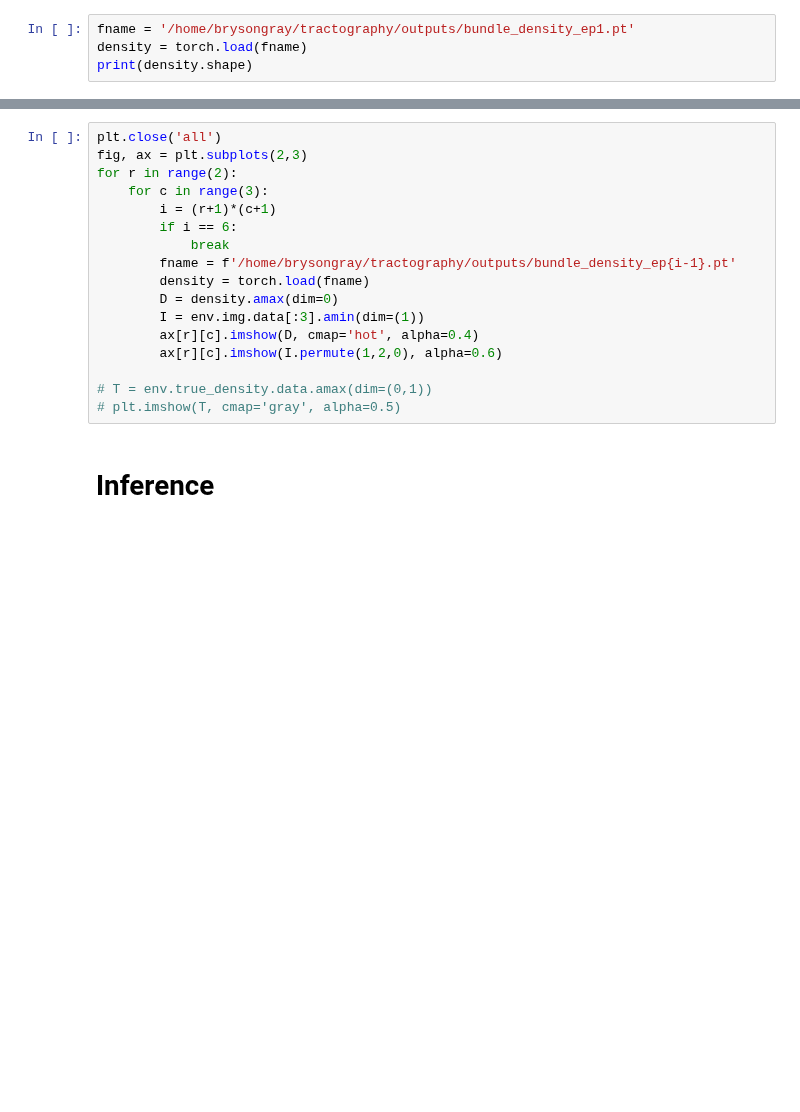
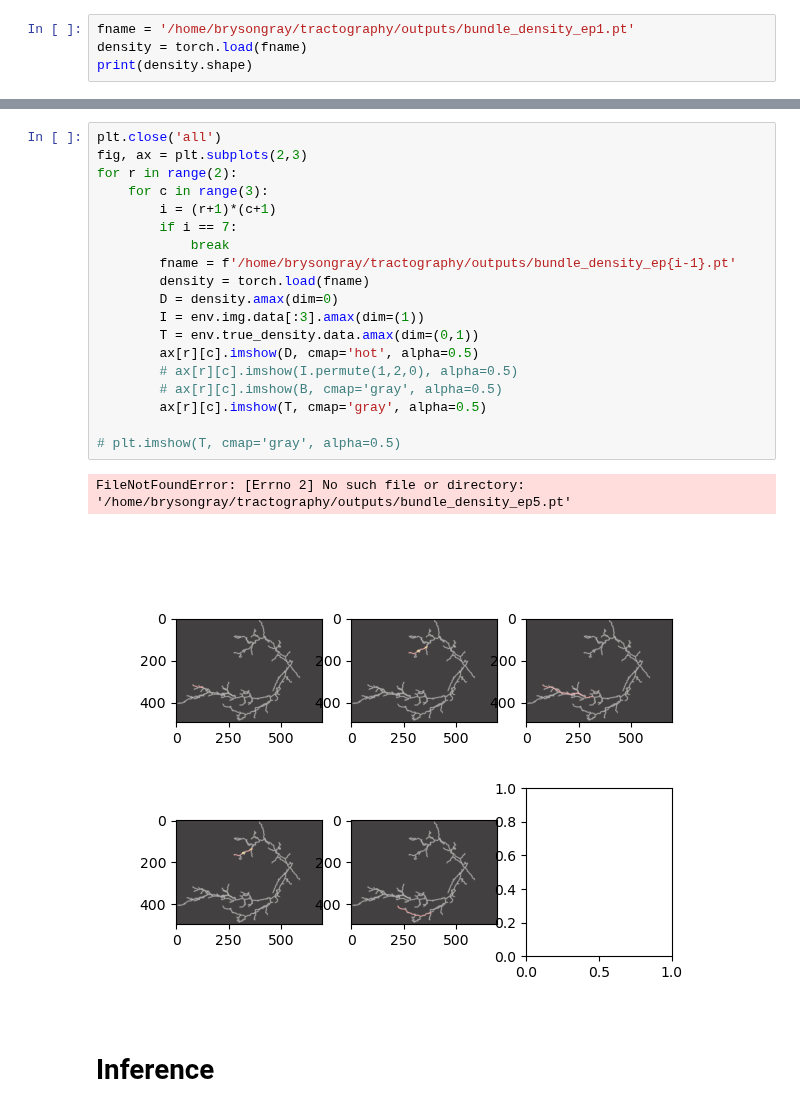
Before and after one commit to twardlab/neurotrack, a Jupyter notebook: neuron_trx/notebooks/neuron_trx_tests.ipynb, the cells around one changed output, grey strips where cells are left out. Saved outputs shown, nothing was run; the diff lists cells and outputs as text; blank space fills up the shorter version.

```diff
--- a/neuron_trx/notebooks/neuron_trx_tests.ipynb
+++ b/neuron_trx/notebooks/neuron_trx_tests.ipynb
@@ -373,20 +399,25 @@ print(density.shape)
 # %%
 plt.close('all')
 fig, ax = plt.subplots(2,3)
 for r in range(2):
     for c in range(3):
         i = (r+1)*(c+1)
-        if i == 6:
+        if i == 7:
             break
         fname = f'/home/brysongray/tractography/outputs/bundle_density_ep{i-1}.pt'
         density = torch.load(fname)
         D = density.amax(dim=0)
-        I = env.img.data[:3].amin(dim=(1))
-        ax[r][c].imshow(D, cmap='hot', alpha=0.4)
-        ax[r][c].imshow(I.permute(1,2,0), alpha=0.6)
+        I = env.img.data[:3].amax(dim=(1))
+        T = env.true_density.data.amax(dim=(0,1))
+        ax[r][c].imshow(D, cmap='hot', alpha=0.5)
+        # ax[r][c].imshow(I.permute(1,2,0), alpha=0.5)
+        # ax[r][c].imshow(B, cmap='gray', alpha=0.5)
+        ax[r][c].imshow(T, cmap='gray', alpha=0.5)
 
-# T = env.true_density.data.amax(dim=(0,1))
 # plt.imshow(T, cmap='gray', alpha=0.5)
+# %% [output]
+FileNotFoundError: [Errno 2] No such file or directory: '/home/brysongray/tractography/outputs/bundle_density_ep5.pt'
+[figure, added]
 # %% [markdown]
 # Inference
 # %%
```
Also changed, not shown: parts of 18 cells of this notebook, 6 other files.
